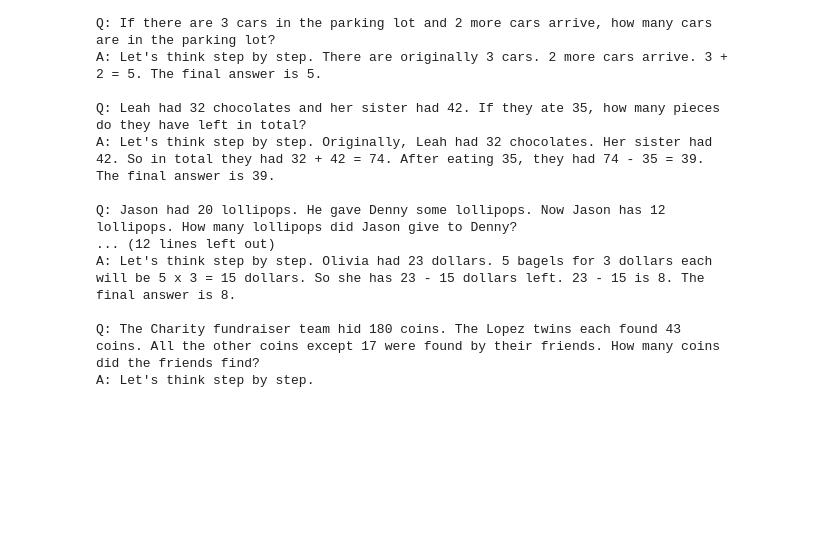
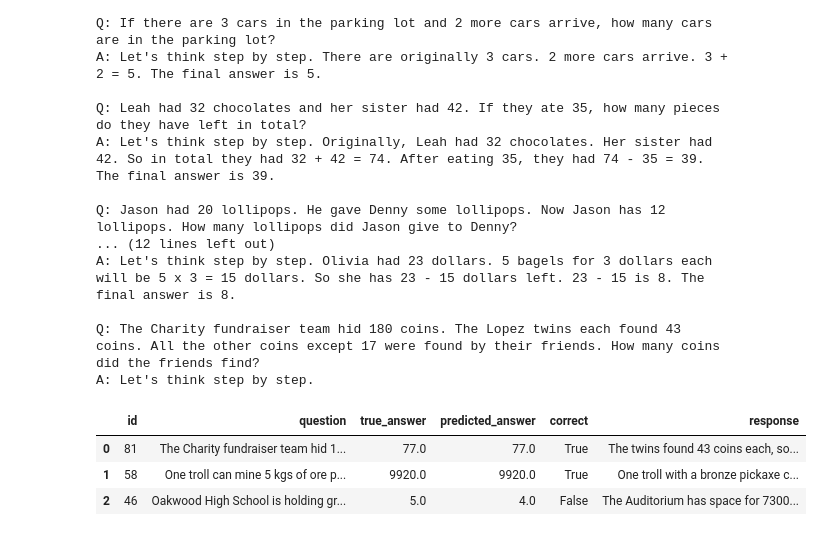
Before and after one commit to the-mysh/gsm-symbolic-benchmarking, a Jupyter notebook: notebooks/claude_reproduction.ipynb, the cells around one changed output. Cells and saved outputs as stored; diff of their text form; code cells hidden in the pictures; blank space fills up the shorter version.

```diff
--- a/notebooks/claude_reproduction.ipynb
+++ b/notebooks/claude_reproduction.ipynb
@@ -108,4 +148,10 @@ A: Let's think step by step. Olivia had 23 dollars. 5 bagels for 3 dollars each
 Q: The Charity fundraiser team hid 180 coins. The Lopez twins each found 43 coins. All the other coins except 17 were found by their friends. How many coins did the friends find?
 A: Let's think step by step.
 # %%
-evaluator.evaluate_dataset(eval_sets[0])
+set_results = evaluator.evaluate_dataset(eval_sets[0])
+set_results
+# %% [output]
+|  | id | question | true_answer | predicted_answer | correct | response |
+| 0 | 81 | The Charity fundraiser team hid 1... | 77.0 | 77.0 | True | The twins found 43 coins each, so... |
+| 1 | 58 | One troll can mine 5 kgs of ore p... | 9920.0 | 9920.0 | True | One troll with a bronze pickaxe c... |
+| 2 | 46 | Oakwood High School is holding gr... | 5.0 | 4.0 | False | The Auditorium has space for 7300... |
```
Also changed, not shown: parts of 9 cells of this notebook.
